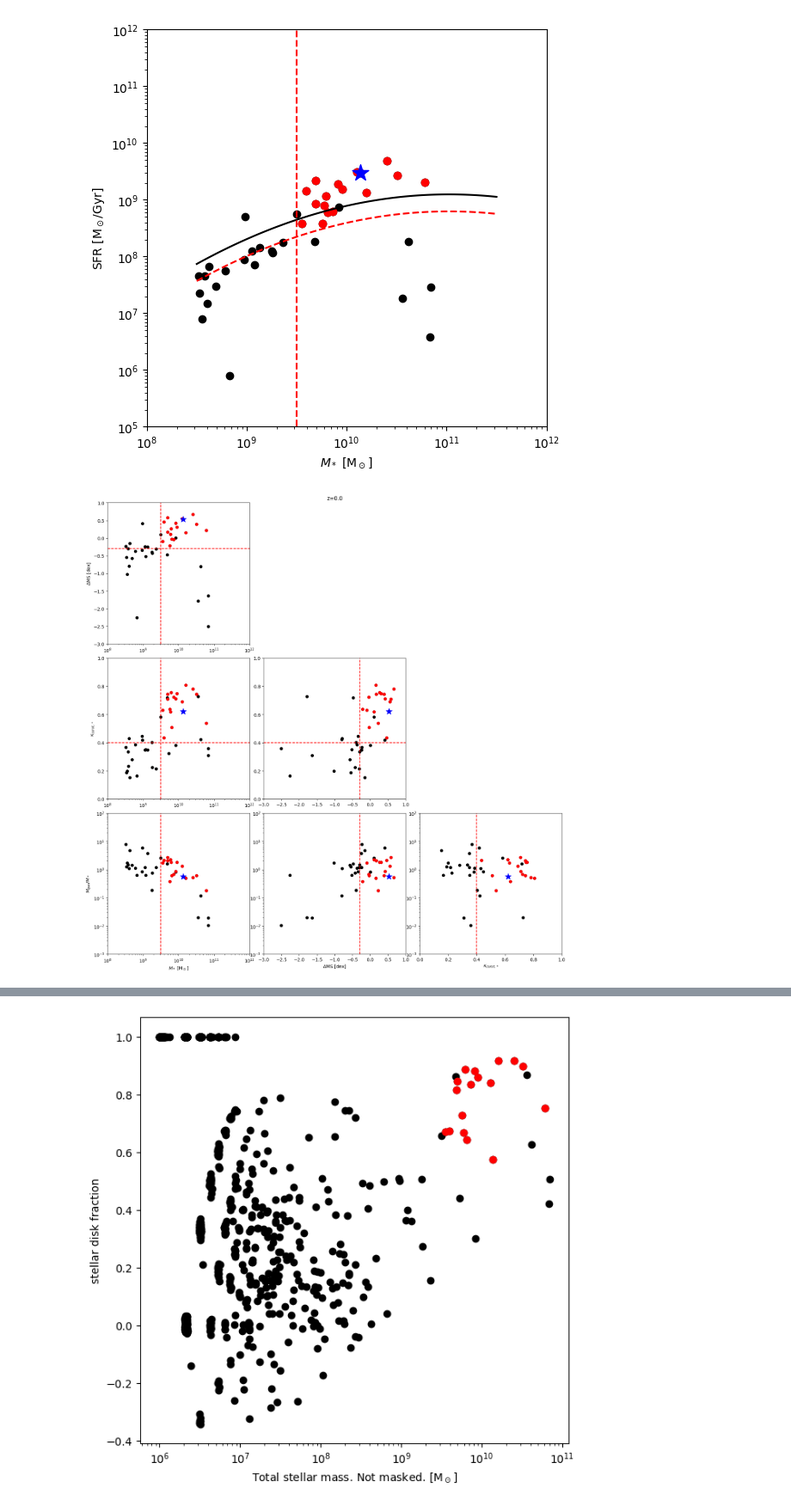
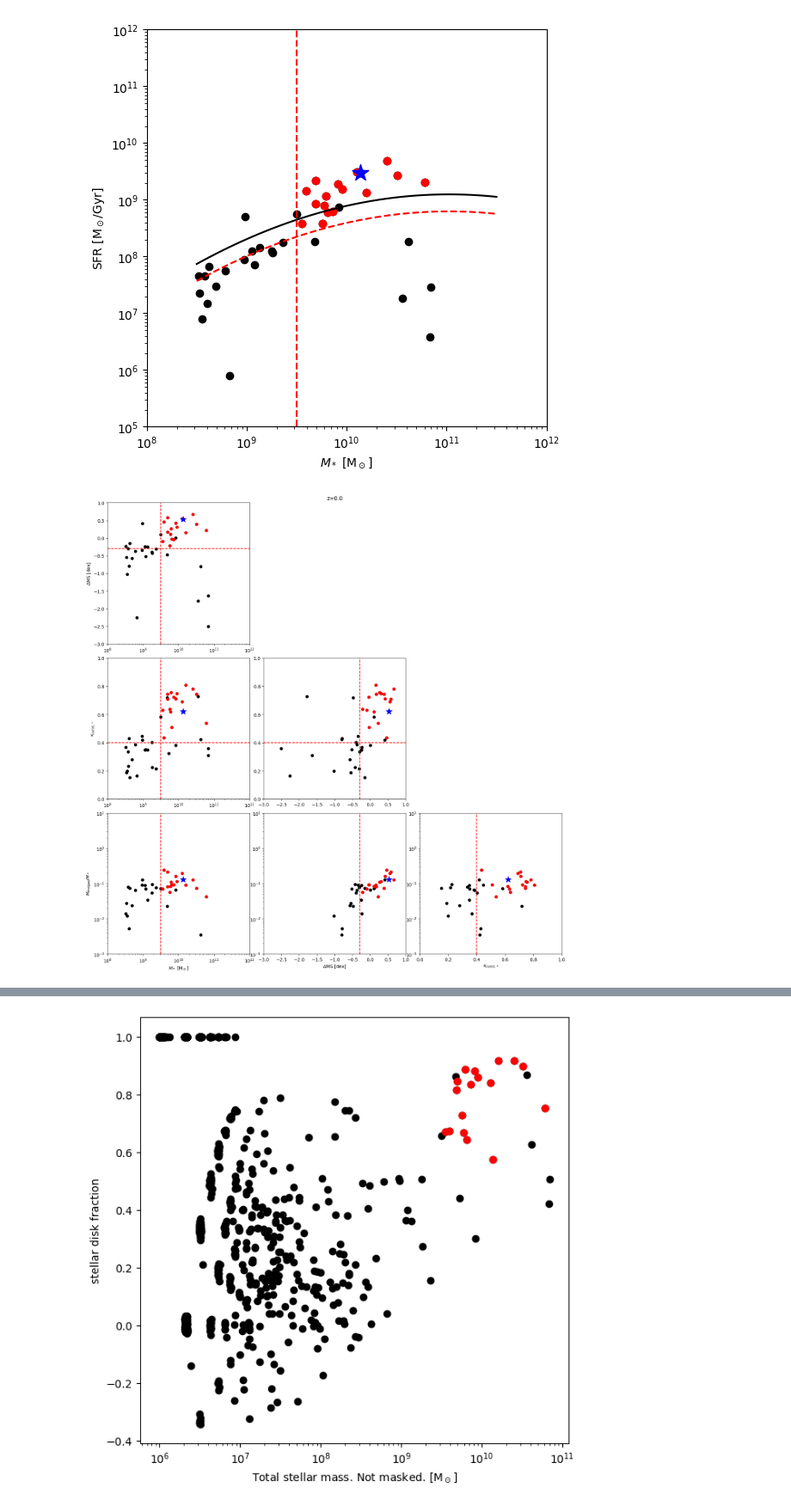
Before and after one commit to jgmcgregor/colibre_dispersions, a Jupyter notebook: selection_functions.ipynb, the cells around one changed output, grey strips where cells are left out. Shown at 86% size. Cells and saved outputs as stored; diff of their text form; code cells hidden in the pictures.

```diff
--- a/selection_functions.ipynb
+++ b/selection_functions.ipynb
@@ -4,7 +4,7 @@ import swiftsimio as sw
 import numpy as np
 import matplotlib.pyplot as plt
 # %%
-catalogue = sw.load("SOAP/L012_m6/halo_properties_0127.hdf5")
+catalogue = sw.load("cosma_files/L012_m6/THERMAL_AGN_m6/SOAP/halo_properties_0127.hdf5")
 dir(catalogue)
 # %% [output]
 ['__class__',
@@ -100,12 +100,17 @@ COM = catalogue.exclusive_sphere_30kpc.centre_of_mass
 Mstar = catalogue.exclusive_sphere_30kpc.stellar_mass
 SFR = catalogue.exclusive_sphere_30kpc.star_formation_rate
 kappa_corot = catalogue.exclusive_sphere_30kpc.kappa_corot_stars
+kappa_corot_gas = catalogue.exclusive_sphere_30kpc.kappa_corot_gas
+kappa_corot_bary = catalogue.exclusive_sphere_30kpc.kappa_corot_baryons
 disk_fraction = catalogue.exclusive_sphere_30kpc.disc_to_total_stellar_mass_fraction
 Mgas = catalogue.exclusive_sphere_30kpc.gas_mass
+Mmolgas = catalogue.exclusive_sphere_30kpc.molecular_hydrogen_mass
 
 gas_fraction = Mgas/(Mstar+Mgas) #uhhh I might've defined this wrong
 mu_gas = Mgas/Mstar
 
+mu_molgas = Mmolgas/Mstar
+
 # initially used bound_subhalo - moved onto exclusive_sphere
 # %%
 starmask = Mstar > 0
@@ -146,3 +151,5 @@ target = candidates[7][0]
 print(target)
 # %% [output]
 13797
+# %%
+target = [candidates[i][0] for i in range(len(candidates))]
@@ -157,8 +168,8 @@ kappa_lo=0
 kappa_hi=1
 gasfrac_lo=1e-2
 gasfrac_hi=1e0
-mugas_lo=1e-3
-mugas_hi=1e2
+mumolgas_lo=1e-3
+mumolgas_hi=1e1
 
 unyt.matplotlib_support.label_style = '[]'
 with unyt.matplotlib_support:
@@ -224,47 +235,47 @@ with unyt.matplotlib_support:
     ax5.set_xlim(dMS_lo,dMS_hi)
     ax5.set_xlabel('')
     #ax5.set_xlabel(r'$\Delta$MS [dex]')
     ax5.set_ylim(kappa_lo,kappa_hi)
     ax5.set_ylabel('')
     #ax5.set_ylabel(r'$\kappa_{corot,*}$')
 
     ax6.set_axis_off()
 
-    ax7.scatter(Mstar[softselection],mu_gas[softselection], xunits='Msun',c='k')
-    ax7.scatter(Mstar[selection],mu_gas[selection], xunits='Msun',c='r')
-    ax7.scatter(Mstar[target],mu_gas[target], xunits='Msun',c='b',marker='*',s=200)
-    ax7.vlines(x=masscut,ymin=mugas_lo,ymax=mugas_hi,colors='r',linestyles='--')
+    ax7.scatter(Mstar[softselection],mu_molgas[softselection], xunits='Msun',c='k')
+    ax7.scatter(Mstar[selection],mu_molgas[selection], xunits='Msun',c='r')
+    ax7.scatter(Mstar[target],mu_molgas[target], xunits='Msun',c='b',marker='*',s=200)
+    ax7.vlines(x=masscut,ymin=mumolgas_lo,ymax=mumolgas_hi,colors='r',linestyles='--')
     ax7.set_xscale('log')
     ax7.set_xlim(mass_lo,mass_hi)
     ax7.set_xlabel(r'$M_*$ [M$_\odot$]')
     ax7.set_yscale('log')
-    ax7.set_ylim(mugas_lo,mugas_hi)
-    ax7.set_ylabel(r'$M_{gas} / M_*$')
+    ax7.set_ylim(mumolgas_lo,mumolgas_hi)
+    ax7.set_ylabel(r'$M_{molgas} / M_*$')
 
-    ax8.scatter(deltaMS[softselection],mu_gas[softselection],c='k')
-    ax8.scatter(deltaMS[selection],mu_gas[selection],c='r')
-    ax8.scatter(deltaMS[target],mu_gas[target],c='b',marker='*',s=200)
-    ax8.vlines(x=dMScut,ymin=mugas_lo,ymax=mugas_hi,colors='r',linestyles='--')
+    ax8.scatter(deltaMS[softselection],mu_molgas[softselection],c='k')
+    ax8.scatter(deltaMS[selection],mu_molgas[selection],c='r')
+    ax8.scatter(deltaMS[target],mu_molgas[target],c='b',marker='*',s=200)
+    ax8.vlines(x=dMScut,ymin=mumolgas_lo,ymax=mumolgas_hi,colors='r',linestyles='--')
     ax8.set_xlim(dMS_lo,dMS_hi)
     ax8.set_xlabel(r'$\Delta$MS [dex]')
     ax8.set_yscale('log')
-    ax8.set_ylim(mugas_lo,mugas_hi)
+    ax8.set_ylim(mumolgas_lo,mumolgas_hi)
     ax8.set_ylabel('')
     #ax8.set_ylabel(r'$M_{gas} / M_*$')
 
-    ax9.scatter(kappa_corot[softselection],mu_gas[softselection],c='k')
-    ax9.scatter(kappa_corot[selection],mu_gas[selection],c='r')
-    ax9.scatter(kappa_corot[target],mu_gas[target],c='b',marker='*',s=200)
-    ax9.vlines(x=kappacut,ymin=mugas_lo,ymax=mugas_hi,colors='r',linestyles='--')
+    ax9.scatter(kappa_corot[softselection],mu_molgas[softselection],c='k')
+    ax9.scatter(kappa_corot[selection],mu_molgas[selection],c='r')
+    ax9.scatter(kappa_corot[target],mu_molgas[target],c='b',marker='*',s=200)
+    ax9.vlines(x=kappacut,ymin=mumolgas_lo,ymax=mumolgas_hi,colors='r',linestyles='--')
     ax9.set_xlim(kappa_lo,kappa_hi)
     ax9.set_xlabel(r'$\kappa_{corot,*}$')
     ax9.set_yscale('log')
-    ax9.set_ylim(mugas_lo,mugas_hi)
+    ax9.set_ylim(mumolgas_lo,mumolgas_hi)
     ax9.set_ylabel('')
     #ax9.set_ylabel(r'$M_{gas} / M_*$')
 
     plt.subplots_adjust(wspace=0.1,hspace=0.1)
 
     plt.show()
 # %% [output]
-[figure, old version]
+[figure, new version]
```
Also changed, not shown: parts of 5 cells of this notebook, 3 other files.
